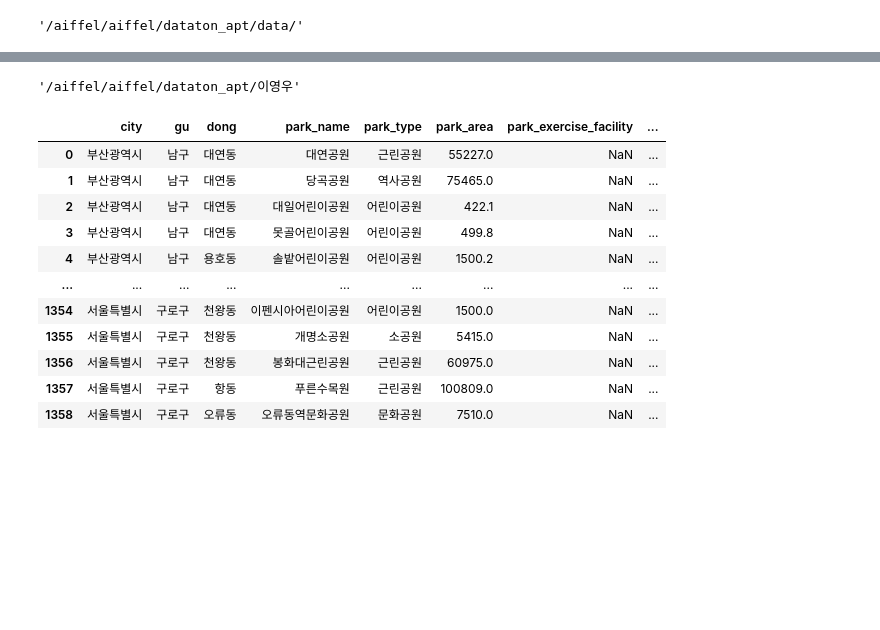
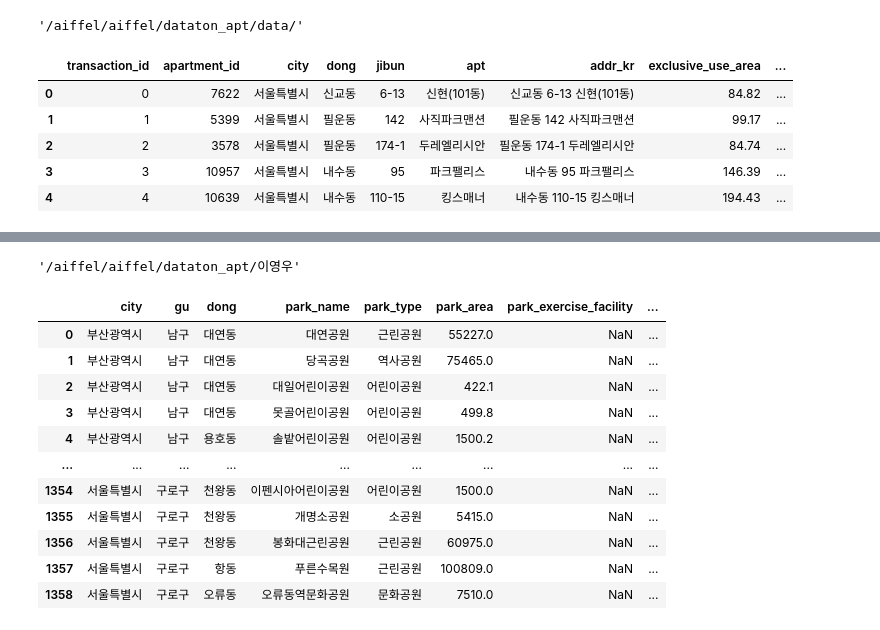
Before and after one commit to Orderlee/aiffel_datathon, a Jupyter notebook: 이영우/dataton_apt.ipynb, the cells around one changed output, grey strips where cells are left out. Drawn from its saved outputs; the diff is of its cells as text; code cells hidden in the pictures; blank space fills up the shorter version.

```diff
--- a/이영우/dataton_apt.ipynb
+++ b/이영우/dataton_apt.ipynb
@@ -6,3 +8,31 @@ import os
 home
 # %% [output]
 '/aiffel/aiffel/dataton_apt/data/'
+# %%
+import zipfile
+
+home = os.getenv('HOME') +'/aiffel/datathon_apt/data/'
+
+def unzip_file(zip_file_path, extract_to_path):
+    """
+    zip_file_path: 압축 파일의 경로
+    extract_to_path: 압축을 푸는 경로
+    """
+    with zipfile.ZipFile(zip_file_path, 'r') as zip_ref:
+        zip_ref.extractall(extract_to_path)
+
+# 사용 예시
+zip_file_path = home + 'train.csv.zip' # 압축 파일 경로
+extract_to_path = home  # 압축을 푸는 경로
+
+unzip_file(zip_file_path, extract_to_path)
+# %%
+data_df = pd.read_csv(home+'train.csv')
+data_df.head()
+# %% [output]
+|  | transaction_id | apartment_id | city | dong | jibun | apt | addr_kr | exclusive_use_area | ... |
+| 0 | 0 | 7622 | 서울특별시 | 신교동 | 6-13 | 신현(101동) | 신교동 6-13 신현(101동) | 84.82 | ... |
+| 1 | 1 | 5399 | 서울특별시 | 필운동 | 142 | 사직파크맨션 | 필운동 142 사직파크맨션 | 99.17 | ... |
+| 2 | 2 | 3578 | 서울특별시 | 필운동 | 174-1 | 두레엘리시안 | 필운동 174-1 두레엘리시안 | 84.74 | ... |
+| 3 | 3 | 10957 | 서울특별시 | 내수동 | 95 | 파크팰리스 | 내수동 95 파크팰리스 | 146.39 | ... |
+| 4 | 4 | 10639 | 서울특별시 | 내수동 | 110-15 | 킹스매너 | 내수동 110-15 킹스매너 | 194.43 | ... |
```
Also changed, not shown: parts of 7 cells of this notebook, 1 other file.
